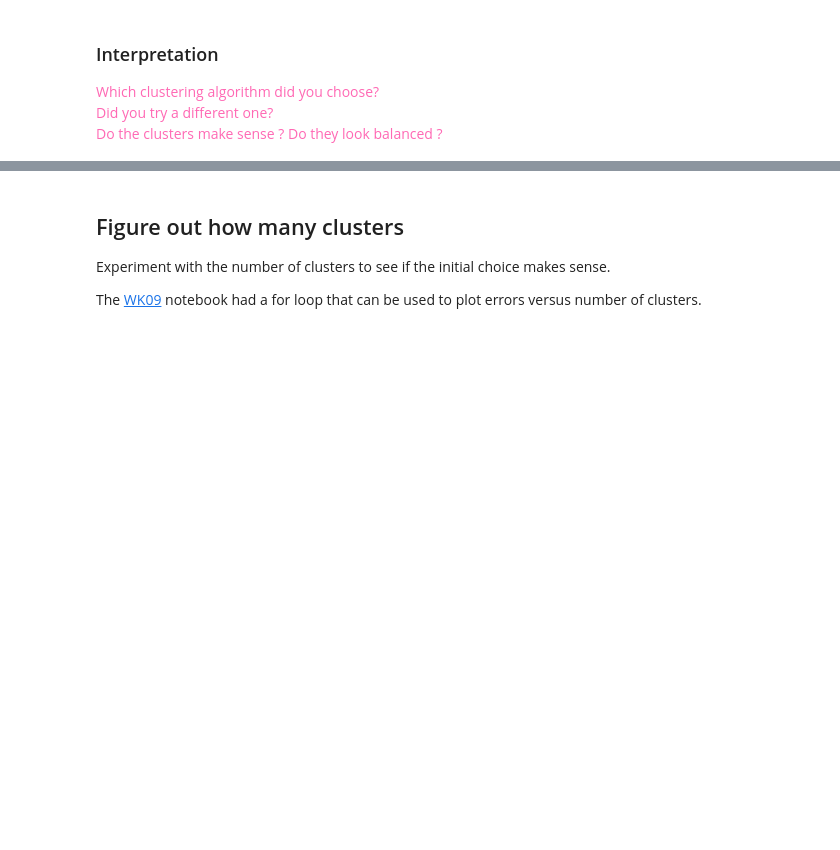
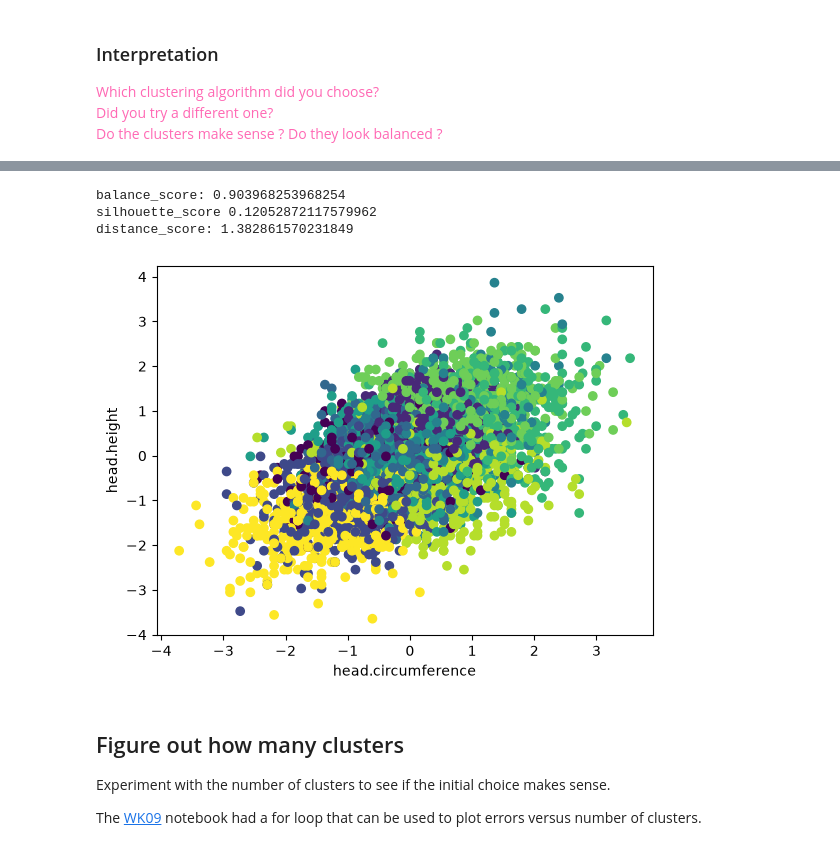
Before and after one commit to AI-and-Machine-Learning-Fall-2026/Homework09, a Jupyter notebook: Homework09.ipynb, the cells around one changed output, grey strips where cells are left out. Cells and saved outputs as stored; diff of their text form; code cells hidden in the pictures; blank space fills up the shorter version.

```diff
--- a/Homework09.ipynb
+++ b/Homework09.ipynb
@@ -107,3 +165,22 @@ Do the clusters make sense ? Do they look balanced ?
+# %%
+# To Answer Interpretation Question 2: Try a different Clustering Model (Gaussian Mixture)
+GaussianMixture_model = GaussianMixture(n_components = 10)
+predicted_gaussian = GaussianMixture_model.fit_predict(ansur_features)
+
+print("balance_score:", balance_score(predicted_gaussian))
+print("silhouette_score", silhouette_score(ansur_features, predicted_gaussian))
+print("distance_score:", distance_score(ansur_features, predicted_gaussian))
+
+## Plot clusters as function of 2 or 3 variables
+plt.scatter(ansur_features["head.circumference"], ansur_features["head.height"], c = predicted_gaussian)
+plt.xlabel("head.circumference")
+plt.ylabel("head.height")
+plt.show()
+# %% [output]
+balance_score: 0.903968253968254
+silhouette_score 0.12052872117579962
+distance_score: 1.382861570231849
+[figure, added]
 # %% [markdown]
 ## Figure out how many clusters
 
```
Also changed, not shown: parts of 8 cells of this notebook, 1 other file.
